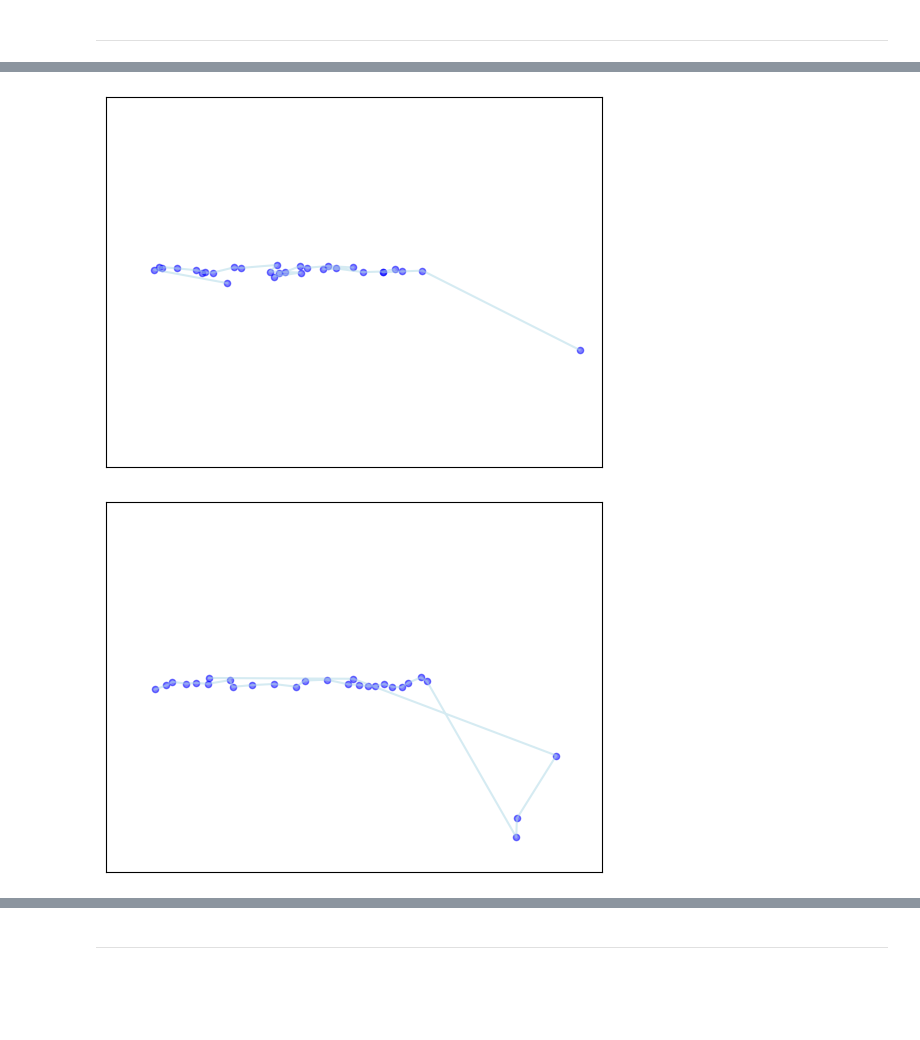
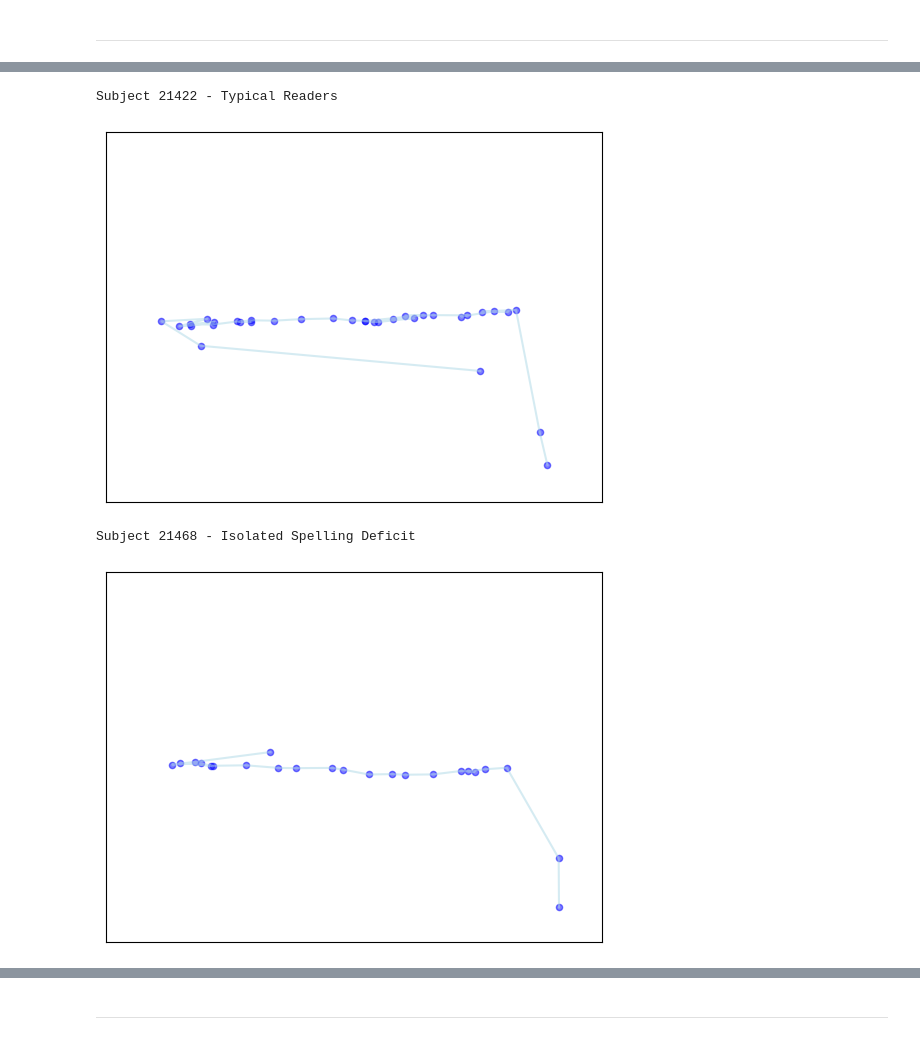
Before and after one commit to nicofilippucci/PyEyeSim, a Jupyter notebook: Notebooks/GrazDataVisualization.ipynb, the cells around one changed output, grey strips where cells are left out. Cells and saved outputs as stored; diff of their text form; code cells hidden in the pictures; blank space fills up the shorter version.

```diff
--- a/Notebooks/GrazDataVisualization.ipynb
+++ b/Notebooks/GrazDataVisualization.ipynb
@@ -15,7 +15,7 @@ print(np.shape(FixData))
 (269150, 10)
 # %%
 
-sizeX,sizeY=1024,768
+sizeX,sizeY=1280, 960
 
 
 DyslexiaDat=EyeData(FixData,sizeX,sizeY)
@@ -130,8 +185,12 @@ DyslexiaDat.stimuli[28]
 # %%
-DyslexiaDat.VisScanPath(28,visFix=True,scan_path_col='lightblue', allS=118)
+print(f'Subject {DyslexiaDat.subjects[1]} - Typical Readers')
+DyslexiaDat.VisScanPath(28,visFix=True,scan_path_col='lightblue', allS=1)
 # %% [output]
+Subject 21422 - Typical Readers
-[figure, old version]
+[figure, new version]
 # %%
-DyslexiaDat.VisScanPath(28,visFix=True,scan_path_col='lightblue', allS=120)
+print(f'Subject {DyslexiaDat.subjects[3]} - Isolated Spelling Deficit')
+DyslexiaDat.VisScanPath(28,visFix=True,scan_path_col='lightblue', allS=3)
 # %% [output]
+Subject 21468 - Isolated Spelling Deficit
-[figure, old version]
+[figure, new version]
```
Also changed, not shown: parts of 49 cells of this notebook, 7 other files.
